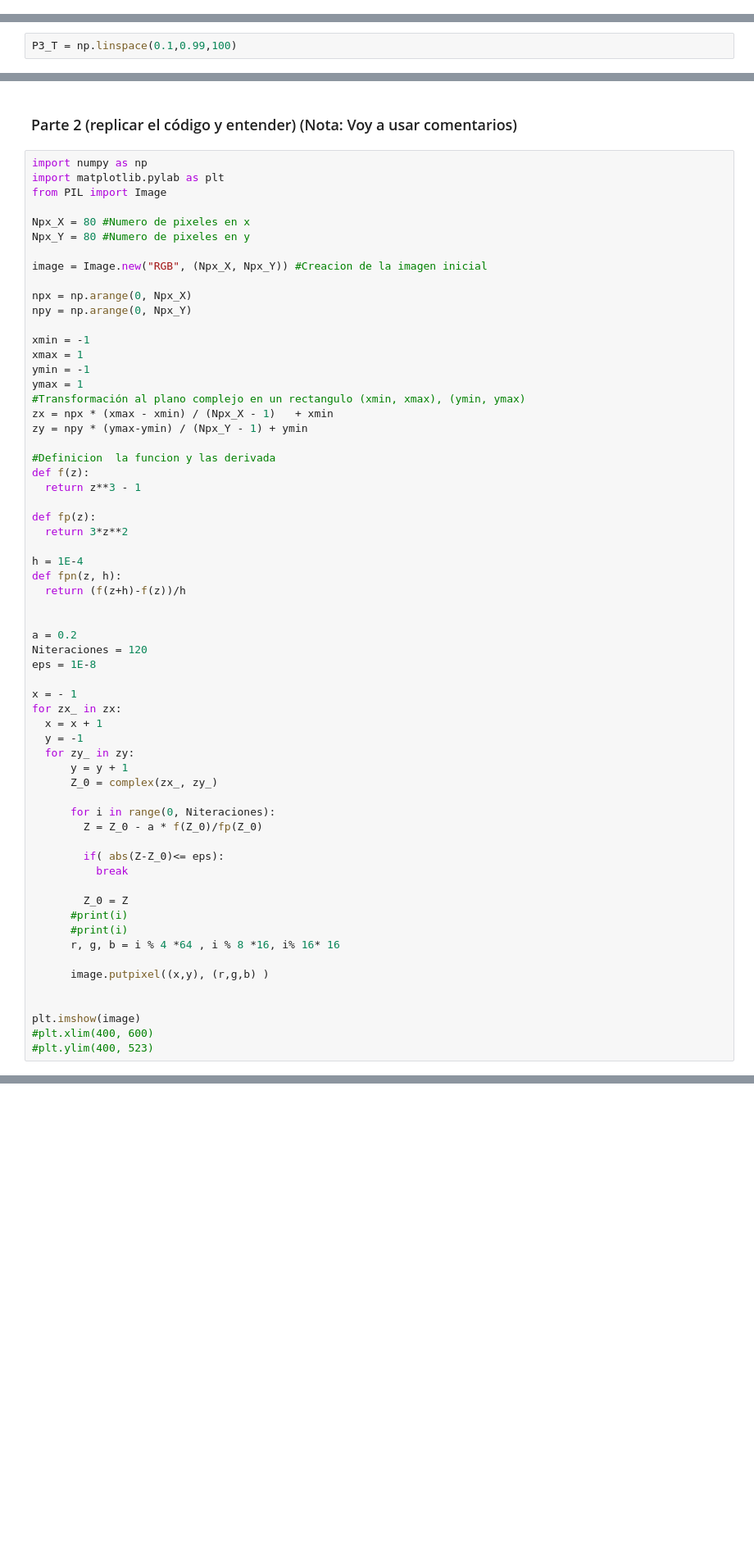
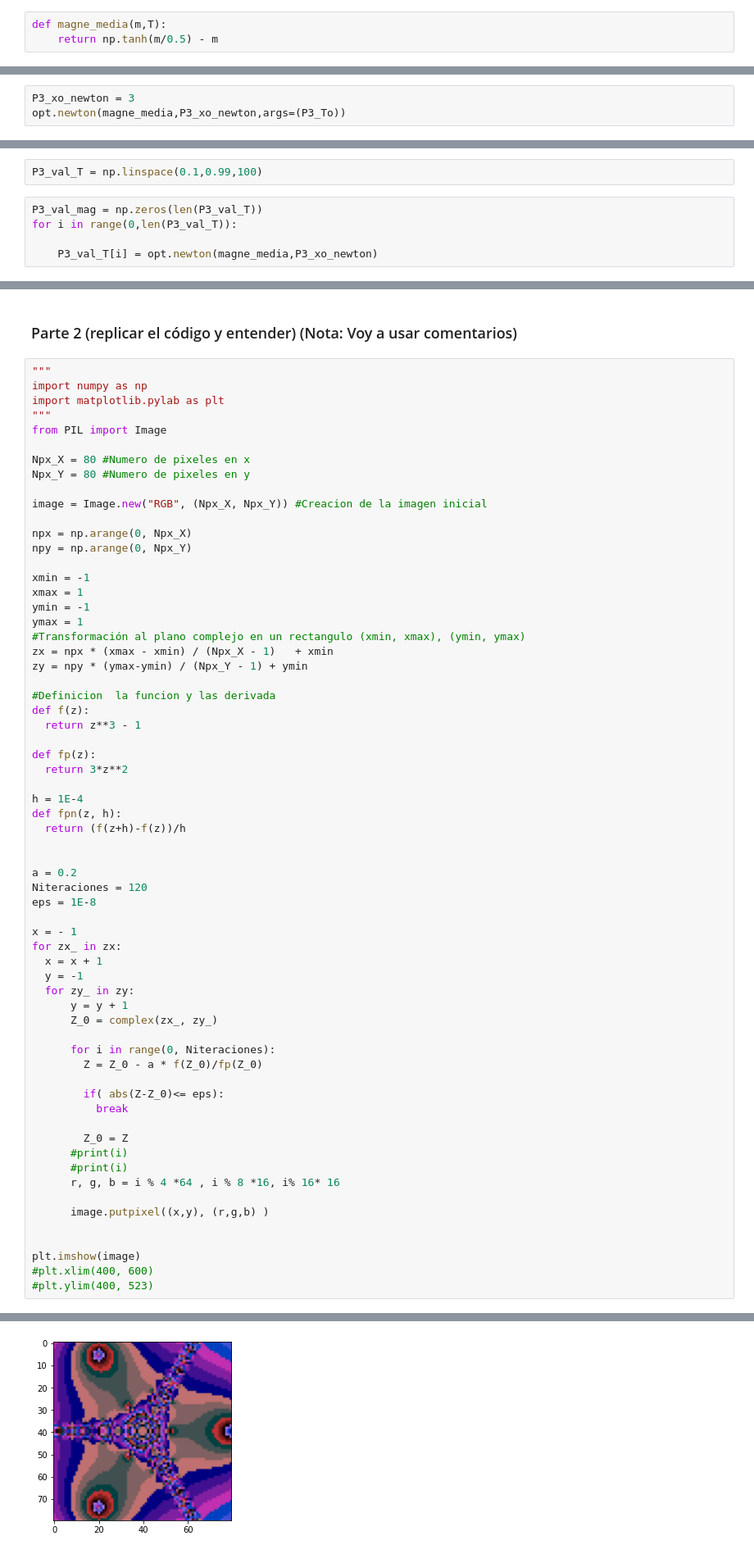
Before and after one commit to hernansalinas/CursoMetodosComputacionales, a Jupyter notebook: Entregas/Severiche_203/Laboratorio_05.ipynb, the cells around one changed output, grey strips where cells are left out. Shown at 82% size. Saved outputs shown, nothing was run; the diff lists cells and outputs as text; blank space fills up the shorter version.

```diff
--- a/Entregas/Severiche_203/Laboratorio_05.ipynb
+++ b/Entregas/Severiche_203/Laboratorio_05.ipynb
@@ -125,0 +189,3 @@ Para T = 0.5, determine:
+# %%
+def magne_media(m,T):
+    return np.tanh(m/0.5) - m
@@ -127,3 +195,6 @@ Para T = 0.5, determine:
 ### sub punto a
 
 La magnetización reducida empleando el metodo de la secante (Muestre su resultado con 4 cifras)
+# %%
+P3_xo_newton = 3
+opt.newton(magne_media,P3_xo_newton,args=(P3_To))
@@ -137,7 +215,12 @@ Valide su respuestado con el metodo de punto fijo.
 
 Defina T = np.linspace(0.1,0.99,100), y emple el metodo de la secante para construir un gráfico de magnetización reducida como función de la temperatura para los  100 valores  de T.
 # %%
-P3_T = np.linspace(0.1,0.99,100)
+P3_val_T = np.linspace(0.1,0.99,100)
+# %%
+P3_val_mag = np.zeros(len(P3_val_T))
+for i in range(0,len(P3_val_T)):
+
+    P3_val_T[i] = opt.newton(magne_media,P3_xo_newton)
 # %% [markdown]
 ## Punto 5
 
@@ -153,8 +236,10 @@ f'(z) = \frac{ f(z+h)+f(z) }{h}
 # %% [markdown]
 ### Parte 2 (replicar el código y entender) (Nota: Voy a usar comentarios)
 # %%
+"""
 import numpy as np
 import matplotlib.pylab as plt
+"""
 from PIL import Image
 
 Npx_X = 80 #Numero de pixeles en x
@@ -214,3 +299,4 @@ for zx_ in zx:
 plt.imshow(image)
 #plt.xlim(400, 600)
 #plt.ylim(400, 523)
+# %% [output]
@@ -216,0 +304 @@ plt.imshow(image)
+[figure, added]
```
Also changed, not shown: parts of 17 cells of this notebook.
